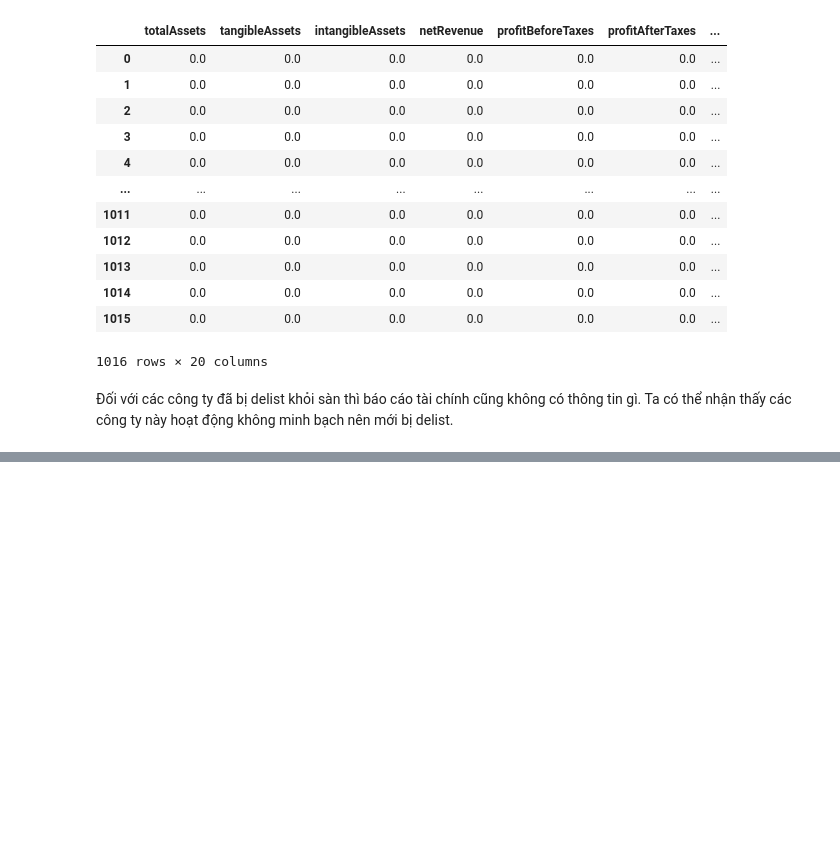
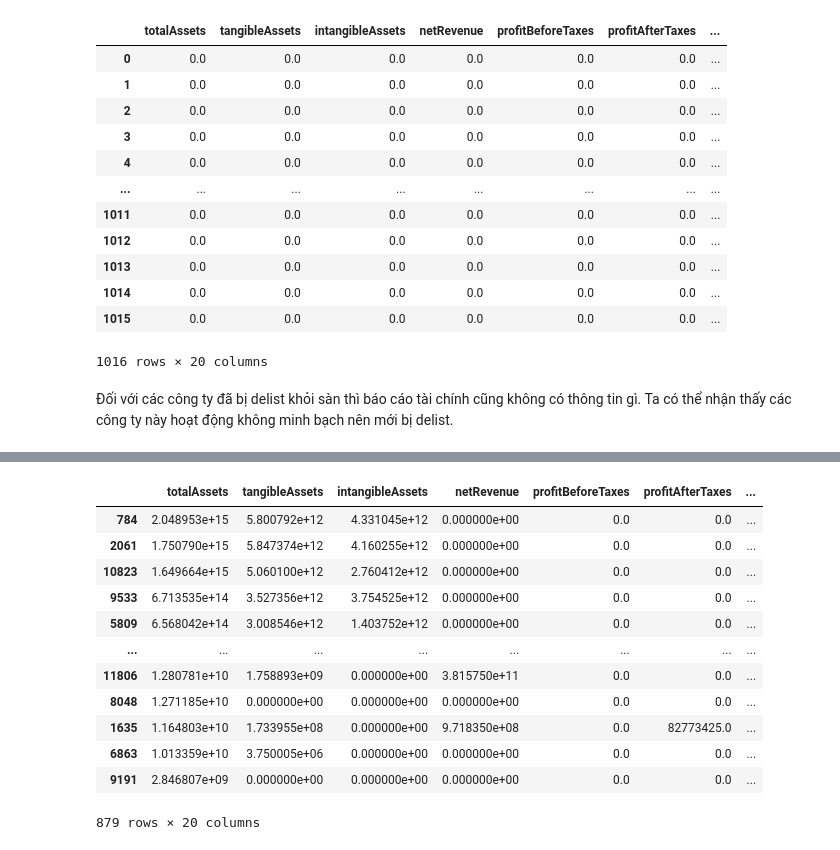
Before and after one commit to minhtringuyennn/NMKHDL_Project, a Jupyter notebook: crawl/crawl_data.ipynb, the cells around one changed output, grey strips where cells are left out. Cells and saved outputs as stored; diff of their text form; code cells hidden in the pictures; blank space fills up the shorter version.

```diff
--- a/crawl/crawl_data.ipynb
+++ b/crawl/crawl_data.ipynb
@@ -562,0 +586,20 @@ df_2
+# %%
+i = df_sorted[(df_sorted['year'] == 2021)].index
+df_sorted = df_sorted.drop(i)
+i = df_sorted[(df_sorted['quarter'] != 4)].index
+df_sorted = df_sorted.drop(i)
+df_sorted
+# %% [output]
+|  | totalAssets | tangibleAssets | intangibleAssets | netRevenue | profitBeforeTaxes | profitAfterTaxes | ... |
+| 784 | 2.048953e+15 | 5.800792e+12 | 4.331045e+12 | 0.000000e+00 | 0.0 | 0.0 | ... |
+| 2061 | 1.750790e+15 | 5.847374e+12 | 4.160255e+12 | 0.000000e+00 | 0.0 | 0.0 | ... |
+| 10823 | 1.649664e+15 | 5.060100e+12 | 2.760412e+12 | 0.000000e+00 | 0.0 | 0.0 | ... |
+| 9533 | 6.713535e+14 | 3.527356e+12 | 3.754525e+12 | 0.000000e+00 | 0.0 | 0.0 | ... |
+| 5809 | 6.568042e+14 | 3.008546e+12 | 1.403752e+12 | 0.000000e+00 | 0.0 | 0.0 | ... |
+| ... | ... | ... | ... | ... | ... | ... | ... |
+| 11806 | 1.280781e+10 | 1.758893e+09 | 0.000000e+00 | 3.815750e+11 | 0.0 | 0.0 | ... |
+| 8048 | 1.271185e+10 | 0.000000e+00 | 0.000000e+00 | 0.000000e+00 | 0.0 | 0.0 | ... |
+| 1635 | 1.164803e+10 | 1.733955e+08 | 0.000000e+00 | 9.718350e+08 | 0.0 | 82773425.0 | ... |
+| 6863 | 1.013359e+10 | 3.750005e+06 | 0.000000e+00 | 0.000000e+00 | 0.0 | 0.0 | ... |
+| 9191 | 2.846807e+09 | 0.000000e+00 | 0.000000e+00 | 0.000000e+00 | 0.0 | 0.0 | ... |
+879 rows × 20 columns
```
Also changed, not shown: parts of 12 cells of this notebook.
